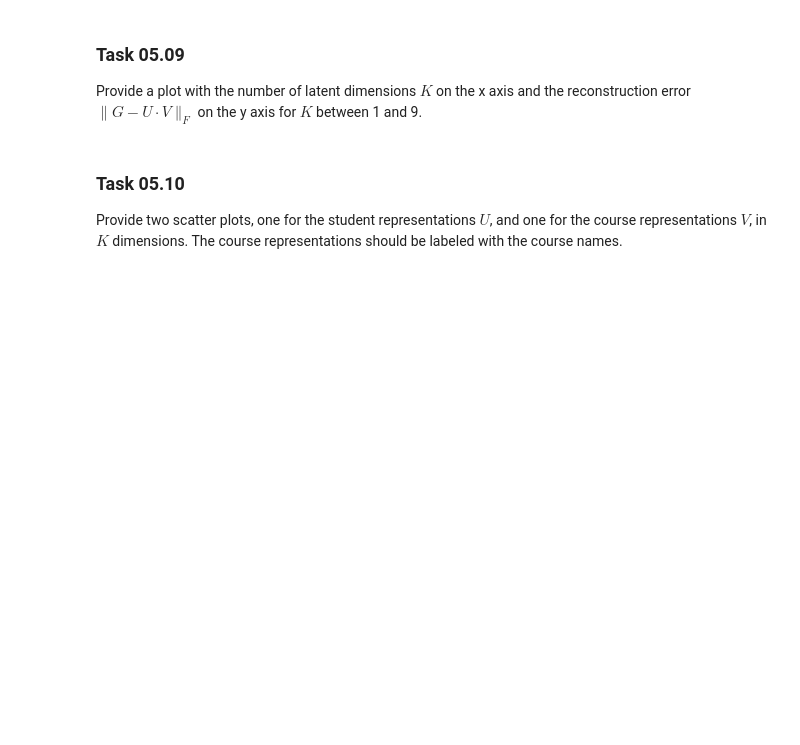
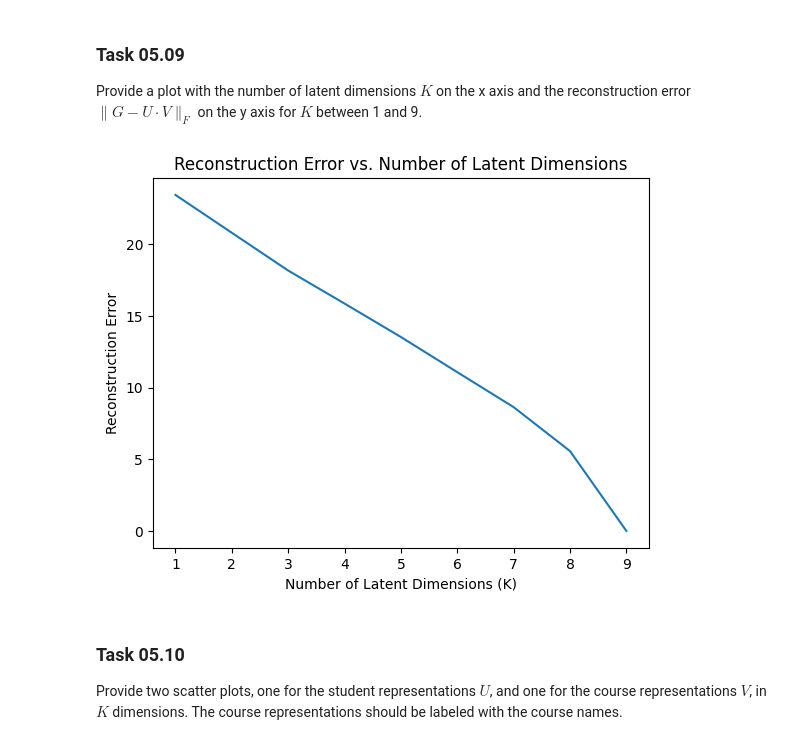
Before and after one commit to sachinskss/dataminingEx, a Jupyter notebook: sheet05_Christoph.ipynb, the cells around one changed output. Cells and saved outputs as stored; diff of their text form; code cells hidden in the pictures; blank space fills up the shorter version.

Commit message:
Added all the other tasks
Need to make some more changes to the explainability and comments but looks good otherwise

```diff
--- a/sheet05_Christoph.ipynb
+++ b/sheet05_Christoph.ipynb
@@ -277,10 +378,50 @@ For matrix factorization, we decide on a number of $K \ll m$ latent factors and
 Provide a python function which takes a $N \times m$ grade matrix $G$ as well as a number of latent components $K$ as input and returns the $N \times K$ matrix of student representations $U$ and the $K \times m$ matrix of course representations $V$.
 
 Use the function `np.linalg.svd` to perform the singular value decomposition.
+# %%
+# AI tools (Bing Chat) used for the code and partly for commenting
+
+def matrix_factorization(G, K):
+    # Perform singular value decomposition
+    U_tilde, s, V_tilde = np.linalg.svd(G)
+
+    # Convert s into a diagonal matrix
+    S = np.diag(s)
+
+    # Calculate U and V
+    U = U_tilde[:, :K] @ np.sqrt(S[:K, :K])
+    V = np.sqrt(S[:K, :K]) @ V_tilde[:K, :]
+
+    return U, V
 # %% [markdown]
 ### Task 05.09
 
 Provide a plot with the number of latent dimensions $K$ on the x axis and the reconstruction error $\lVert G - U \cdot V \rVert_F$ on the y axis for $K$ between 1 and 9.
+# %%
+# AI tools (Bing Chat) used for the code and partly for commenting
+
+# Initialize an empty list to store the reconstruction errors
+errors = []
+
+# Loop over the number of latent dimensions K from 1 to 9
+for K in range(1, 10):
+    # Perform matrix factorization on the grading matrix G
+    U, V = matrix_factorization(G, K)
+
+    # Compute the reconstruction error
+    error = np.linalg.norm(G - U @ V, 'fro')
+
+    # Append the reconstruction error to the list
+    errors.append(error)
+
+# Plot the reconstruction errors against the number of latent dimensions
+plt.plot(range(1, 10), errors)
+plt.xlabel('Number of Latent Dimensions (K)')
+plt.ylabel('Reconstruction Error')
+plt.title('Reconstruction Error vs. Number of Latent Dimensions')
+plt.show()
+# %% [output]
+[figure, added]
 # %% [markdown]
 ### Task 05.10
 
```
Also changed, not shown: parts of 7 cells of this notebook, 2 other files.
